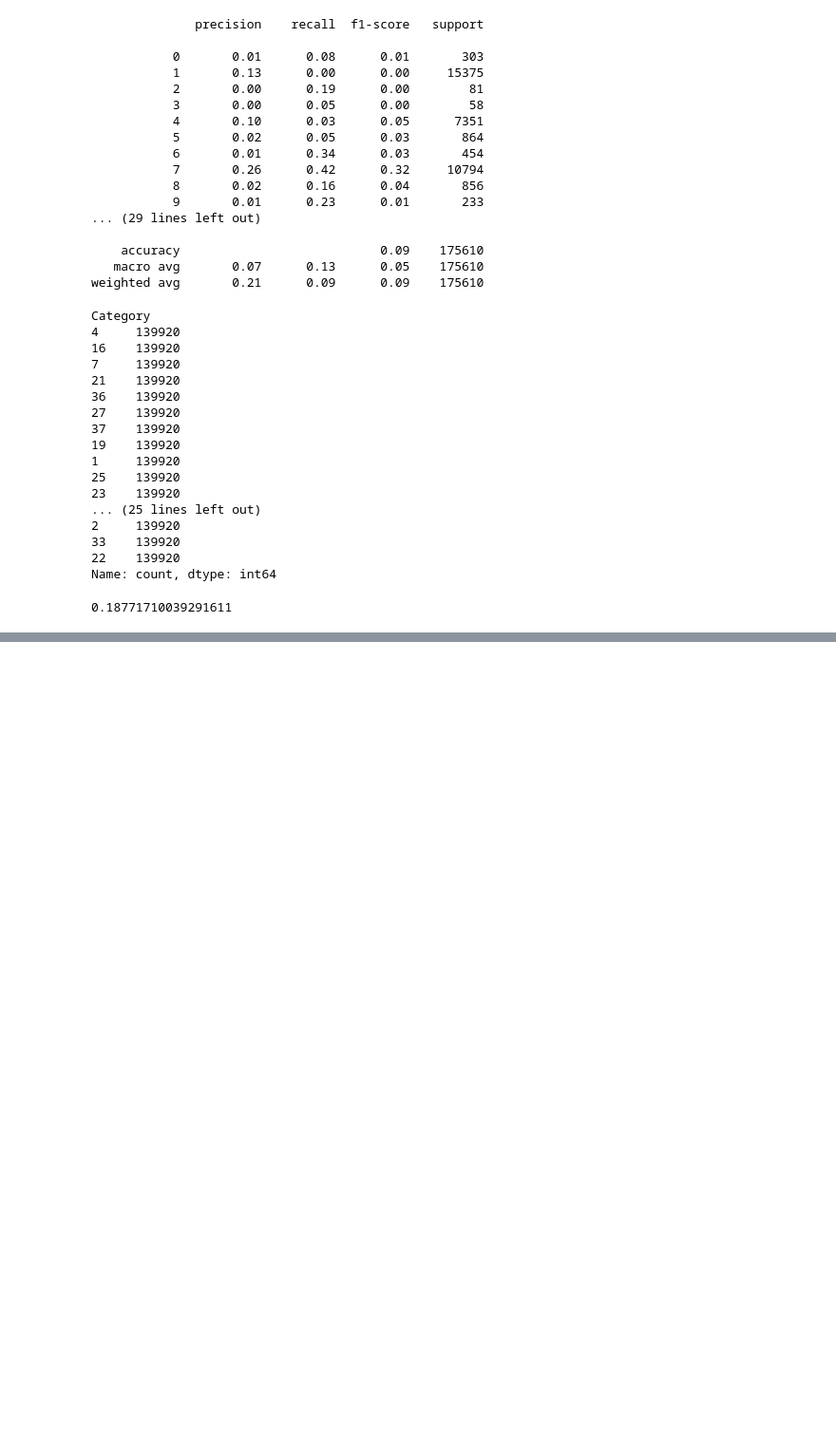
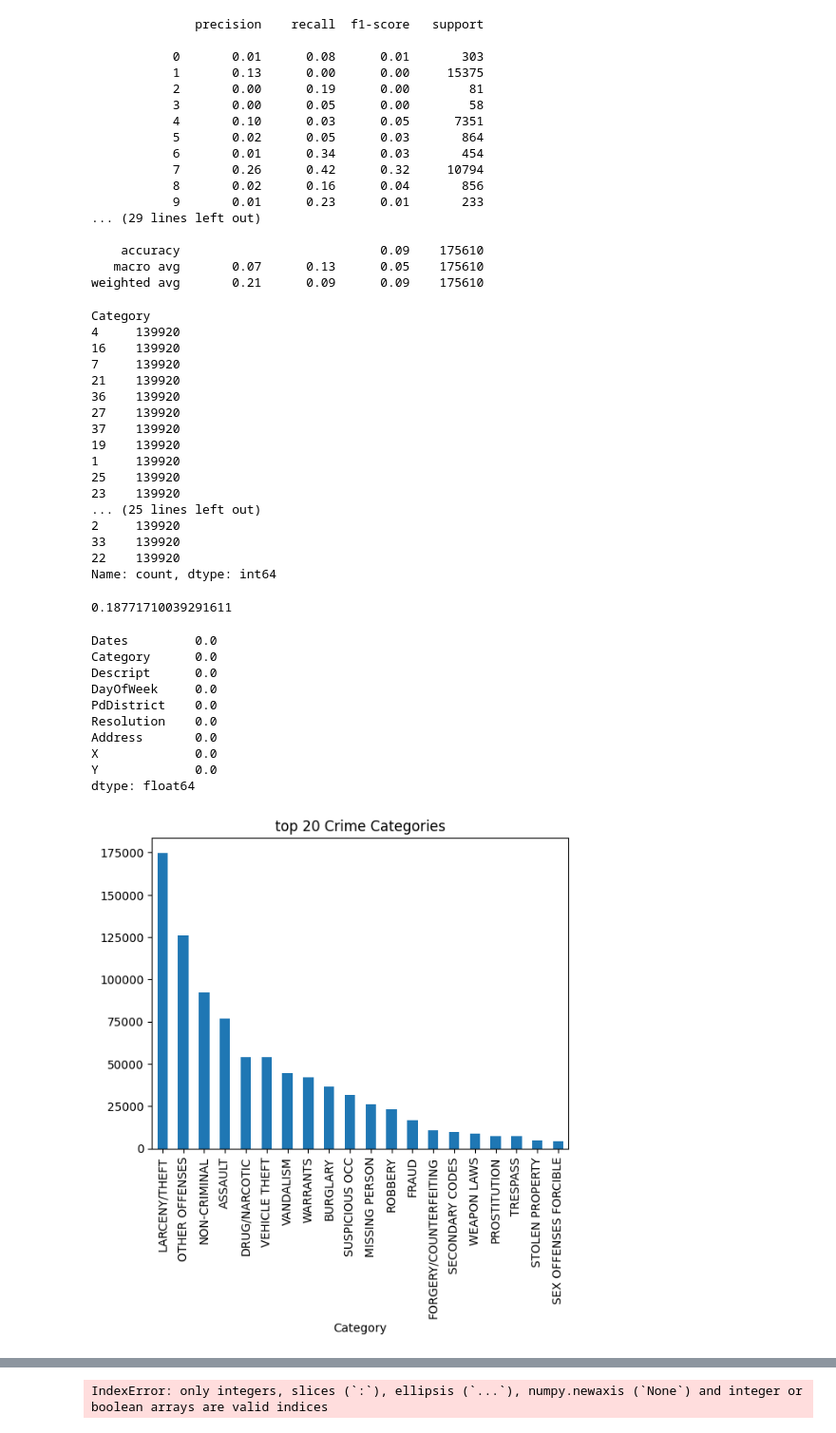
Before and after one commit to mminguu/pandas_main, a Jupyter notebook: part7/7.6_sanfrancisco_tree.ipynb, the cells around one changed output, grey strips where cells are left out. Shown at 95% size. Saved outputs shown, nothing was run; the diff lists cells and outputs as text; code cells hidden in the pictures; blank space fills up the shorter version.

```diff
--- a/part7/7.6_sanfrancisco_tree.ipynb
+++ b/part7/7.6_sanfrancisco_tree.ipynb
@@ -289,3 +291,49 @@ over_tree.fit(x_train_over , y_train_over)
 over_tree.score(x_test , y_test)
 # %% [output]
 0.18771710039291611
+# %%
+# EDA
+import matplotlib.pyplot as plt
+import pandas as pd
+url = 'D:\pandas_main\part7\data\San-Francisco-Crime.csv'
+df = pd.read_csv(url)
+print(df.isna().mean().sort_values(ascending=False))
+
+# top categories
+df.Category.value_counts().head(20).plot(kind='bar')
+plt.title('top 20 Crime Categories')
+plt.show()
+
+# 월별 트랜드
+dt = pd.to_datetime(df.Dates)
+monthly = df.groupby([dt.dt.to_period('M')]).size().rename('count').to_timestamp()
+monthly.plot()
+plt.title('crime per month')
+plt.show()
+
+# 시간대
+dt.dt.hour.value_counts().sort_index().plot(kind='bar')
+plt.title('crime per hour')
+plt.show()
+
+# Distict counts
+df.PdDistrict.value_counts().plot(kind='bar')
+plt.title('crim by District ')
+plt.show()
+
+# top address
+df.Address.value_counts().head(15).plot(kind='bar')
+plt.title('Top 15 Address ')
+plt.show()
+# %% [output]
+Dates         0.0
+Category      0.0
+Descript      0.0
+DayOfWeek     0.0
+PdDistrict    0.0
+Resolution    0.0
+Address       0.0
+X             0.0
+Y             0.0
+dtype: float64
+[figure, added]
@@ -311,0 +394,14 @@ np.unique(out.DayOfWeek)
+# %%
+from sklearn.preprocessing import OneHotEncoder, StandardScaler
+ohe = OneHotEncoder(handle_unknown='ignore',sparse_output=False)
+ohe.fit(x_train[category_cols])
+xtr_cat = ohe.transform(x_train[category_cols])
+xte_cat = ohe.transform(x_test[category_cols])
+scaler = StandardScaler()
+xtr_num = scaler.fit_transform(x_train[numeric_cols]).astype(np.float32)
+xte_num = scaler.transform(x_test[numeric_cols]).astype(np.float32)
+
+x_train_ = np.hstack([xtr_cat, xtr_num]).astype(np.float32)
+x_test_ = np.hstack([xte_cat, xte_num]).astype(np.float32)
+# %% [output]
+IndexError: only integers, slices (`:`), ellipsis (`...`), numpy.newaxis (`None`) and integer or boolean arrays are valid indices
```
Also changed, not shown: parts of 6 cells of this notebook, 1 other file.
